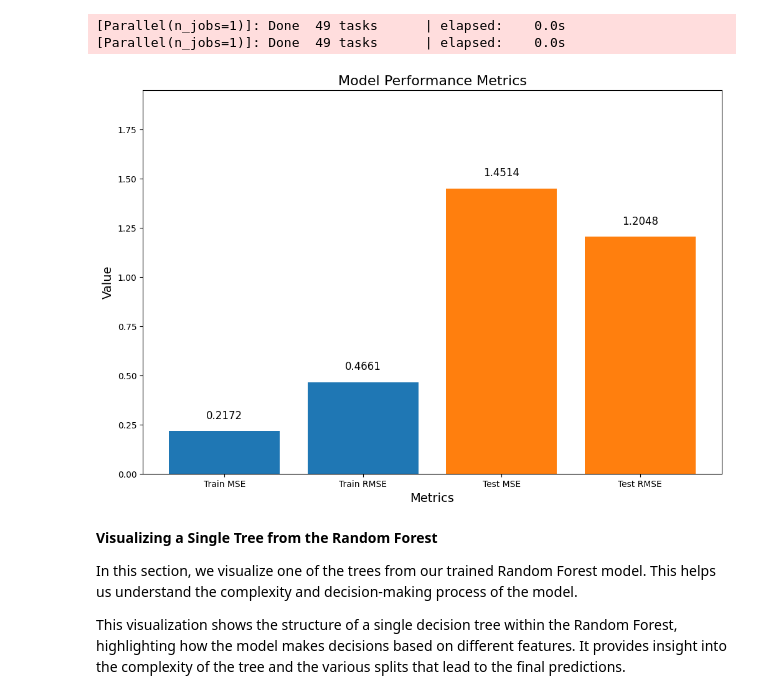
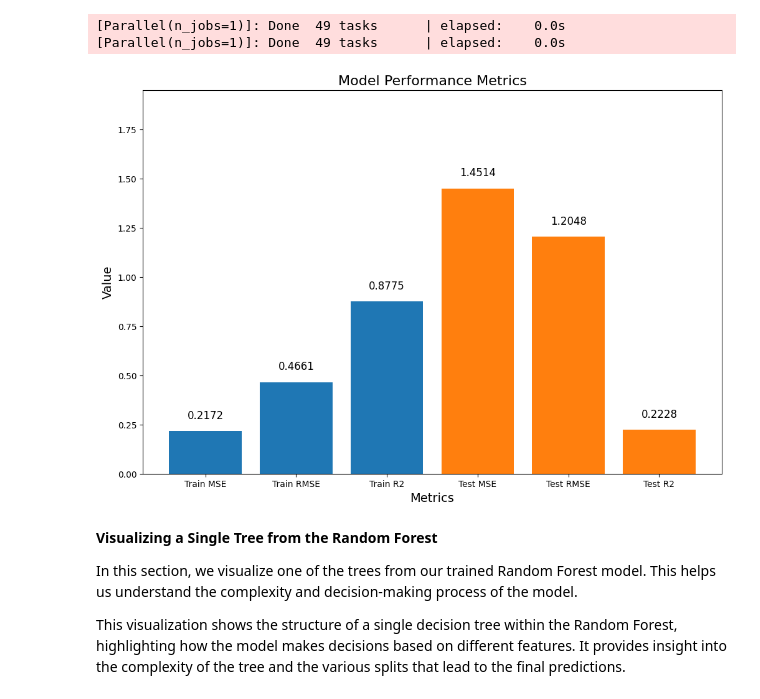
Before and after one commit to yuanpngn/STINTSY_MLP, a Jupyter notebook: [STINTSY]_Machine_Learning_Project.ipynb, the cells around one changed output. Saved outputs shown, nothing was run; the diff lists cells and outputs as text; code cells hidden in the pictures.

```diff
--- a/[STINTSY]_Machine_Learning_Project.ipynb
+++ b/[STINTSY]_Machine_Learning_Project.ipynb
@@ -200,7 +232,7 @@ df = df[(df['home_attacks'] <= 150) & (df['away_attacks'] <= 150)]
 df = df[(df['home_dangerous_attacks'] <= 100) & (df['away_dangerous_attacks'] <= 100)]
 
 # Check possession totals with a tolerance
-df = df[np.isclose(df['home_possession'] + df['away_possession'], 100, atol=5)]
+df = df[np.isclose(df['home_possession'] + df['away_possession'], 100, atol=2)]
 # %%
 # Only include rows with nonnegative final_delta
 df_len = len(df)
@@ -693,7 +1177,7 @@ RandomForestRegressor(oob_score=True, random_state=42, verbose=True)
 y_train_pred = rf_regressor.predict(X_train)
 train_mse = mean_squared_error(y_train, y_train_pred)
 train_rmse = np.sqrt(train_mse)
-# train_r2 = r2_score(y_train, y_train_pred)
+train_r2 = r2_score(y_train, y_train_pred)
 
 print(f"Train MSE: {train_mse}")
 print(f"Train RMSE: {train_rmse}")
@@ -719,34 +1203,43 @@ Test R²: 0.2227634054737544
 # %%
 import numpy as np
 import matplotlib.pyplot as plt
 
 # Define the metrics
+# metrics = {
+#     'Train MSE': 0.21722472602148948,
+#     'Train RMSE': 0.46607373453294865,
+#     'Test MSE': 1.4514339030220906,
+#     'Test RMSE': 1.2047547065781028,
+#     'Test R²': 0.2227634054737544
+# }
+
 metrics = {
-    'Train MSE': 0.21722472602148948,
-    'Train RMSE': 0.46607373453294865,
-    'Test MSE': 1.4514339030220906,
-    'Test RMSE': 1.2047547065781028,
-    'Test R²': 0.2227634054737544
+    'Train MSE': train_mse,
+    'Train RMSE': train_rmse,
+    'Train R2': train_r2,
+    'Test MSE': test_mse,
+    'Test RMSE': test_rmse,
+    'Test R2': test_r2
 }
 
-mse_rmse_metrics = {k: v for k, v in metrics.items() if 'MSE' in k or 'RMSE' in k}
+mse_rmse_metrics = {k: v for k, v in metrics.items()}
 labels = list(mse_rmse_metrics.keys())
 values = list(mse_rmse_metrics.values())
 
 plt.figure(figsize=(12, 8))
-bars = plt.bar(labels, values, color=['#1f77b4', '#1f77b4', '#ff7f0e', '#ff7f0e'])
+bars = plt.bar(labels, values, color=['#1f77b4', '#1f77b4', '#1f77b4', '#ff7f0e', '#ff7f0e', '#ff7f0e'])
 plt.title('Model Performance Metrics', fontsize=16)
 plt.ylabel('Value', fontsize=14)
 plt.xlabel('Metrics', fontsize=14)
 plt.ylim(0, max(values) + 0.5)
 
 for bar in bars:
     yval = bar.get_height()
     plt.text(bar.get_x() + bar.get_width()/2, yval + 0.05, f"{yval:.4f}", ha='center', va='bottom', fontsize=12)
 
 plt.show()
 # %% [output]
-[figure, old version]
+[figure, new version]
 # %% [markdown]
 
  **Visualizing a Single Tree from the Random Forest**
```
Also changed, not shown: parts of 110 cells of this notebook, 3 other files.
